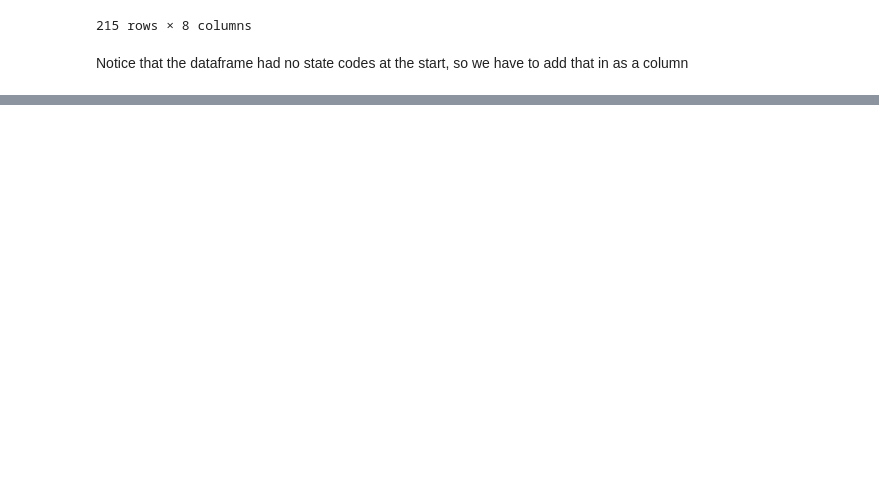
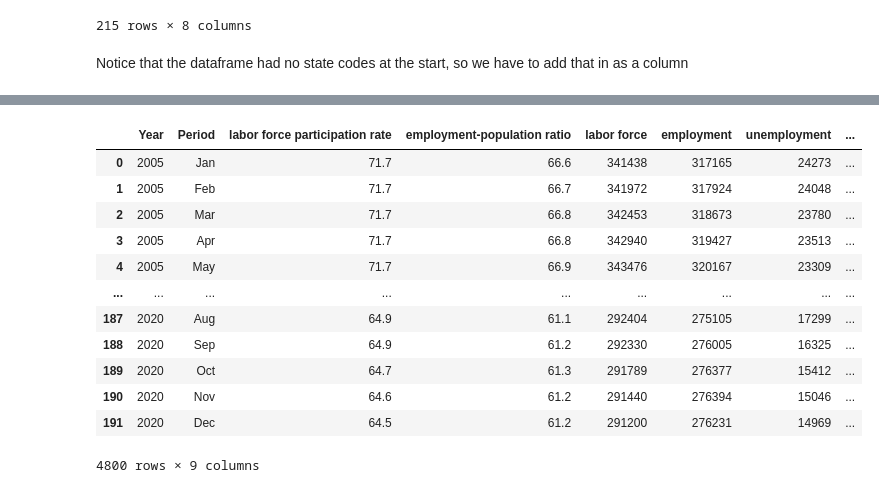
Before and after one commit to MajdAlali99/Data-Wrangling-Project, a Jupyter notebook: Gilbert/unemployment_rate.ipynb, the cells around one changed output, grey strips where cells are left out. Drawn from its saved outputs; the diff is of its cells as text; code cells hidden in the pictures; blank space fills up the shorter version.

```diff
--- a/Gilbert/unemployment_rate.ipynb
+++ b/Gilbert/unemployment_rate.ipynb
@@ -123,3 +126,22 @@ df_concat
 10750 rows × 9 columns
+# %%
+#We only want the years 2005 then 2014 -> 2020
+#cols = [2005, 2014, 2015, 2016, 2017, 2018, 2019, 2020]
+df2 = df_concat[(df_concat['Year'] == 2005) |(df_concat['Year'] > 2013) & (df_concat['Year'] < 2021) ]
+df2
+# %% [output]
+|  | Year | Period | labor force participation rate | employment-population ratio | labor force | employment | unemployment | ... |
+| 0 | 2005 | Jan | 71.7 | 66.6 | 341438 | 317165 | 24273 | ... |
+| 1 | 2005 | Feb | 71.7 | 66.7 | 341972 | 317924 | 24048 | ... |
+| 2 | 2005 | Mar | 71.7 | 66.8 | 342453 | 318673 | 23780 | ... |
+| 3 | 2005 | Apr | 71.7 | 66.8 | 342940 | 319427 | 23513 | ... |
+| 4 | 2005 | May | 71.7 | 66.9 | 343476 | 320167 | 23309 | ... |
+| ... | ... | ... | ... | ... | ... | ... | ... | ... |
+| 187 | 2020 | Aug | 64.9 | 61.1 | 292404 | 275105 | 17299 | ... |
+| 188 | 2020 | Sep | 64.9 | 61.2 | 292330 | 276005 | 16325 | ... |
+| 189 | 2020 | Oct | 64.7 | 61.3 | 291789 | 276377 | 15412 | ... |
+| 190 | 2020 | Nov | 64.6 | 61.2 | 291440 | 276394 | 15046 | ... |
+| 191 | 2020 | Dec | 64.5 | 61.2 | 291200 | 276231 | 14969 | ... |
+4800 rows × 9 columns
 # %%
 #calculating the mean unemployment rate per year for each state
```
Also changed, not shown: parts of 11 cells of this notebook, 5 other files.
